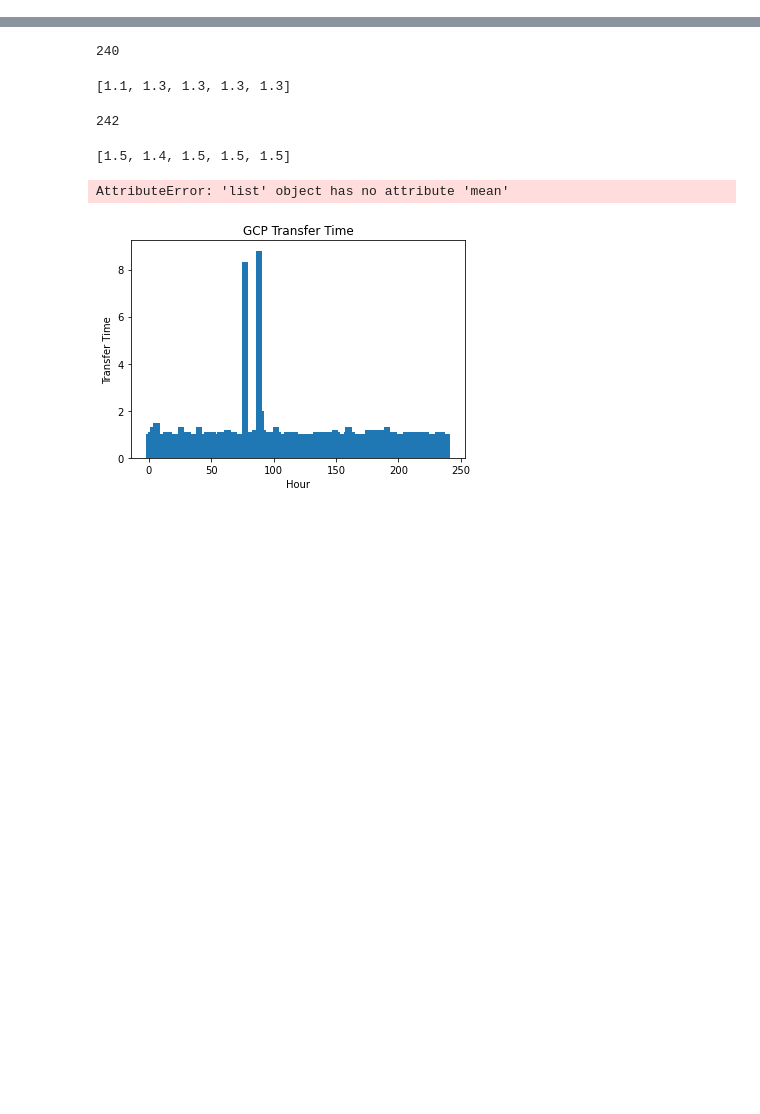
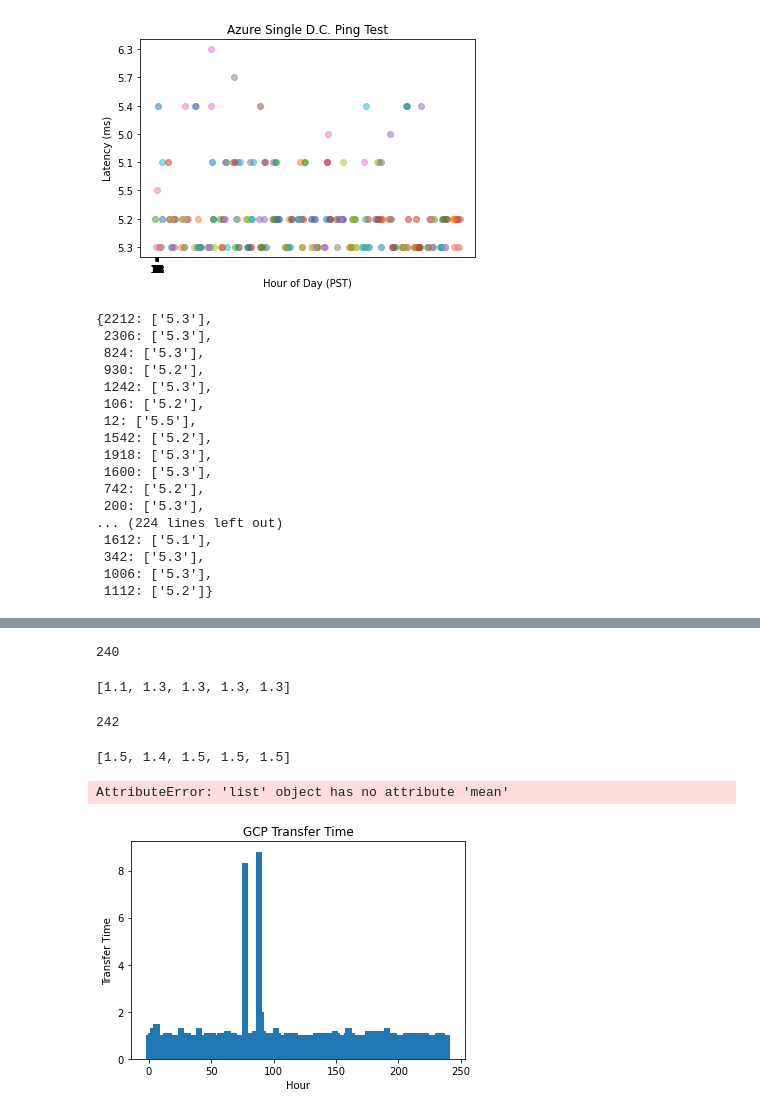
Before and after one commit to yudi-tan/cloud_provider_network_consistency_benchmark, a Jupyter notebook: CS268FTP.ipynb, the cells around one changed output, grey strips where cells are left out. Saved outputs shown, nothing was run; the diff lists cells and outputs as text; code cells hidden in the pictures; blank space fills up the shorter version.

```diff
--- a/CS268FTP.ipynb
+++ b/CS268FTP.ipynb
@@ -58,0 +66,23 @@ for name in files:
+# %%
+az_latency, az_throughput  = get_dict('azure')
+create_ping_scatter_plot(az_latency, 'Azure')
+az_latency
+# %% [output]
+[figure, added]
+{2212: ['5.3'],
+ 2306: ['5.3'],
+ 824: ['5.3'],
+ 930: ['5.2'],
+ 1242: ['5.3'],
+ 106: ['5.2'],
+ 12: ['5.5'],
+ 1542: ['5.2'],
+ 1918: ['5.3'],
+ 1600: ['5.3'],
+ 742: ['5.2'],
+ 200: ['5.3'],
+... (224 lines left out)
+ 1612: ['5.1'],
+ 342: ['5.3'],
+ 1006: ['5.3'],
+ 1112: ['5.2']}
```
Also changed, not shown: parts of 9 cells of this notebook, 1 other file.
